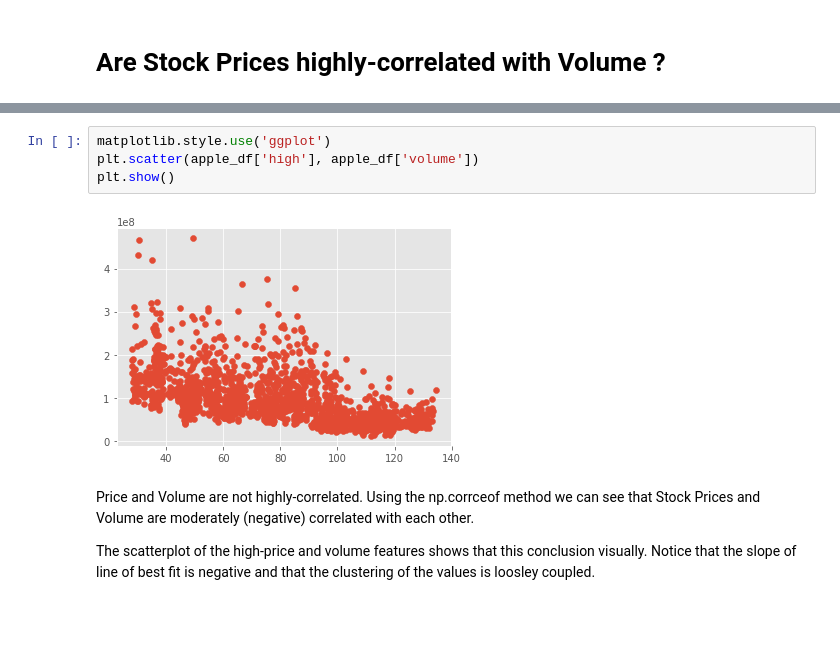
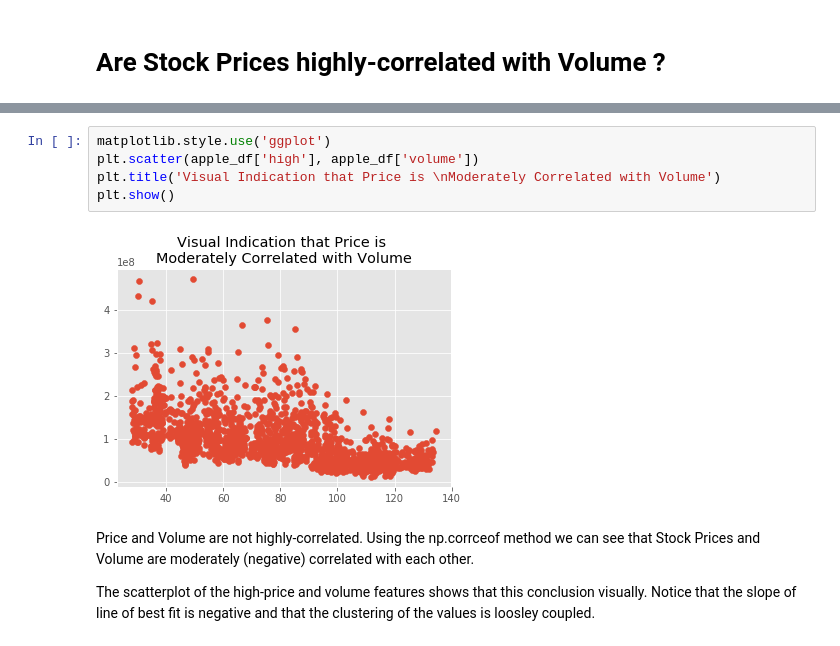
Before and after one commit to plj91682/Thinkful_Assignments, a Jupyter notebook: Thinkful_Assignment_Capstone.ipynb, the cells around one changed output, grey strips where cells are left out. Saved outputs shown, nothing was run; the diff lists cells and outputs as text; blank space fills up the shorter version.

```diff
--- a/Thinkful_Assignment_Capstone.ipynb
+++ b/Thinkful_Assignment_Capstone.ipynb
@@ -104,9 +96,10 @@ array([[ 1.        , -0.57868105],
 # %%
 matplotlib.style.use('ggplot')
 plt.scatter(apple_df['high'], apple_df['volume'])
+plt.title('Visual Indication that Price is \nModerately Correlated with Volume')
 plt.show()
 # %% [output]
-[figure, old version]
+[figure, new version]
 # %% [markdown]
 Price and Volume are not highly-correlated.  Using the np.corrceof method we can see that Stock Prices and Volume are moderately (negative) correlated with each other.
 
```
Also changed, not shown: parts of 24 cells of this notebook.
